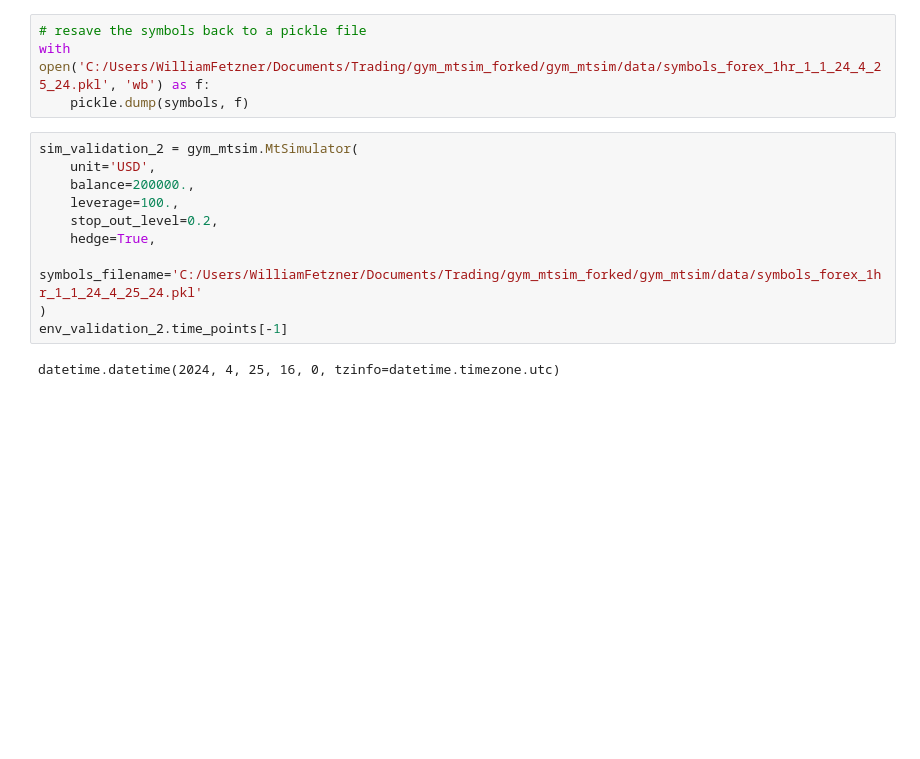
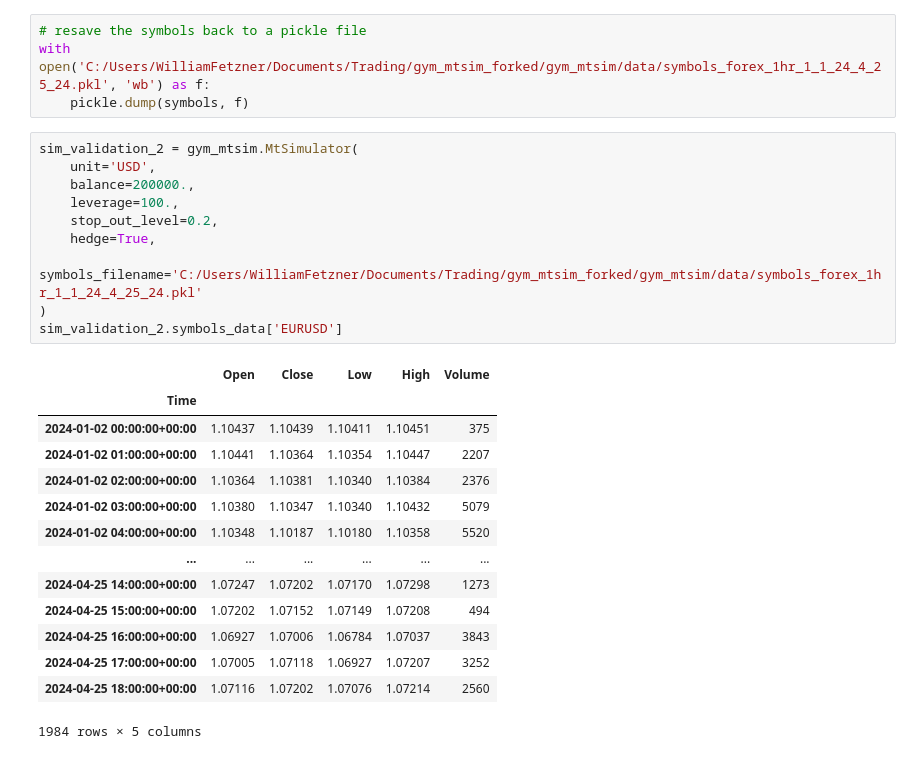
Before and after one commit to lilfetz22/gym_mtsim_forked, a Jupyter notebook: examples/saving_tested_model.ipynb, the cells around one changed output. Cells and saved outputs as stored; diff of their text form; blank space fills up the shorter version.

```diff
--- a/examples/saving_tested_model.ipynb
+++ b/examples/saving_tested_model.ipynb
@@ -588,12 +588,25 @@ with open('C:/Users/WilliamFetzner/Documents/Trading/gym_mtsim_forked/gym_mtsim/
 # %%
 sim_validation_2 = gym_mtsim.MtSimulator(
     unit='USD',
     balance=200000.,
     leverage=100.,
     stop_out_level=0.2,
     hedge=True,
     symbols_filename='C:/Users/WilliamFetzner/Documents/Trading/gym_mtsim_forked/gym_mtsim/data/symbols_forex_1hr_1_1_24_4_25_24.pkl'
 )
-env_validation_2.time_points[-1]
+sim_validation_2.symbols_data['EURUSD']
 # %% [output]
+|  | Open | Close | Low | High | Volume |
+| Time |  |  |  |  |  |
+| 2024-01-02 00:00:00+00:00 | 1.10437 | 1.10439 | 1.10411 | 1.10451 | 375 |
+| 2024-01-02 01:00:00+00:00 | 1.10441 | 1.10364 | 1.10354 | 1.10447 | 2207 |
+| 2024-01-02 02:00:00+00:00 | 1.10364 | 1.10381 | 1.10340 | 1.10384 | 2376 |
+| 2024-01-02 03:00:00+00:00 | 1.10380 | 1.10347 | 1.10340 | 1.10432 | 5079 |
+| 2024-01-02 04:00:00+00:00 | 1.10348 | 1.10187 | 1.10180 | 1.10358 | 5520 |
+| ... | ... | ... | ... | ... | ... |
+| 2024-04-25 14:00:00+00:00 | 1.07247 | 1.07202 | 1.07170 | 1.07298 | 1273 |
+| 2024-04-25 15:00:00+00:00 | 1.07202 | 1.07152 | 1.07149 | 1.07208 | 494 |
+| 2024-04-25 16:00:00+00:00 | 1.06927 | 1.07006 | 1.06784 | 1.07037 | 3843 |
+| 2024-04-25 17:00:00+00:00 | 1.07005 | 1.07118 | 1.06927 | 1.07207 | 3252 |
+| 2024-04-25 18:00:00+00:00 | 1.07116 | 1.07202 | 1.07076 | 1.07214 | 2560 |
-datetime.datetime(2024, 4, 25, 16, 0, tzinfo=datetime.timezone.utc)
+1984 rows × 5 columns
```
Also changed, not shown: parts of 6 cells of this notebook.
